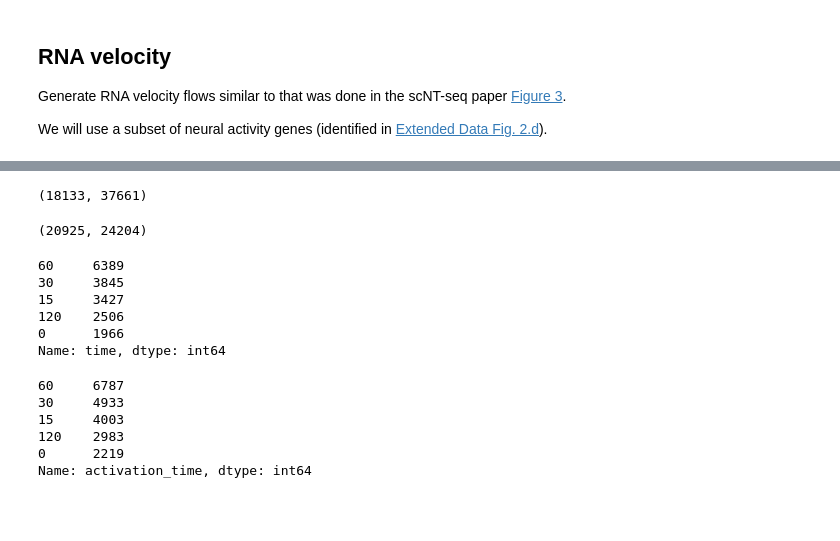
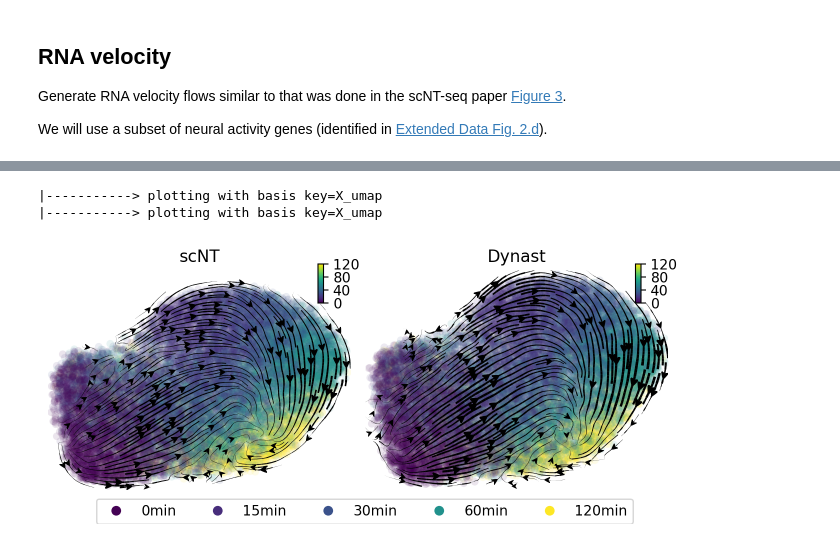
Before and after one commit to Lioscro/dynast-thesis, a Jupyter notebook: scNT/validation.ipynb, the cells around one changed output, grey strips where cells are left out. Cells and saved outputs as stored; diff of their text form; code cells hidden in the pictures; blank space fills up the shorter version.

```diff
--- a/scNT/validation.ipynb
+++ b/scNT/validation.ipynb
@@ -231,2 +329,0 @@ dynast_adata.write('dynast/adata.h5ad', compression='gzip')
-# %%
-scNT_adata = dyn.pp.recipe_monocle(scNT_adata)
@@ -286,26 +330,44 @@ neu_adata = anndata.read('data/Neu_one_shot.h5ad')
-# %%
-neu_adata.shape
-# %% [output]
-(18133, 37661)
-# %%
-scNT_adata.shape
-# %% [output]
-(20925, 24204)
-# %%
-neu_adata.obs['time'].value_counts()
-# %% [output]
-60     6389
-30     3845
-15     3427
-120    2506
-0      1966
-Name: time, dtype: int64
-# %%
-scNT_adata.obs['activation_time'].value_counts()
-# %% [output]
-60     6787
-30     4933
-15     4003
-120    2983
-0      2219
-Name: activation_time, dtype: int64
+# %%
+cmap = plt.get_cmap('viridis')
+
+def plot_velocity(adata, ax):
+    for time in sorted(adata.obs['activation_time'].unique(), reverse=True):
+        time_adata = adata[adata.obs['activation_time'] == time]
+        ax.scatter(
+            time_adata.obsm['X_umap'][:,0], time_adata.obsm['X_umap'][:,1],
+            s=30, alpha=0.1, linewidth=0,
+            c=mpl.colors.to_hex(cmap(time / adata.obs['activation_time'].max())),
+            label=str(time)
+        )
+    dyn.pl.streamline_plot(
+        adata,
+        color='activation_time',
+        color_key_cmap = 'viridis',
+        basis='umap',
+        show_legend='right',
+        save_show_or_return='return',
+        s_kwargs_dict=dict(s=0),
+        ax=ax
+    )
+
+fig, axes = plt.subplots(figsize=(6.5, 2.8), ncols=2, tight_layout=True)
+plot_velocity(scNT_adata, axes[0])
+axes[0].set_title('scNT')
+plot_velocity(dynast_adata, axes[1])
+axes[1].set_title('Dynast')
+
+fig.legend(handles=[
+    Line2D(
+        [0], [0],
+        marker='o', lw=0,
+        color=cmap(time / scNT_adata.obs['activation_time'].max()), label=f'{time}min'
+    )
+    for time in sorted(scNT_adata.obs['activation_time'].unique())
+], loc=(0.09, 0), ncol=5)
+
+fig.savefig('figures/scNT_velocity.pdf', bbox_inches='tight')
+fig.savefig('figures/scNT_velocity.png', bbox_inches='tight', dpi=300)
+# %% [output]
+|-----------> plotting with basis key=X_umap
+|-----------> plotting with basis key=X_umap
+[figure, added]
```
Also changed, not shown: parts of 9 cells of this notebook, 6 other files.
